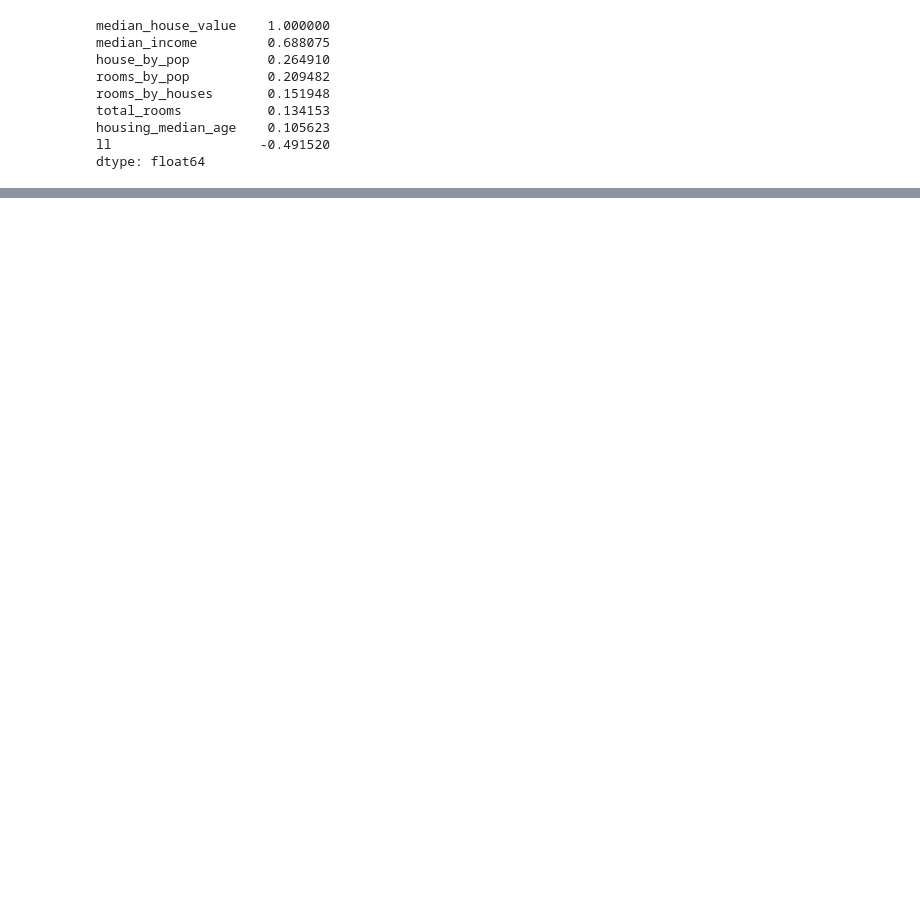
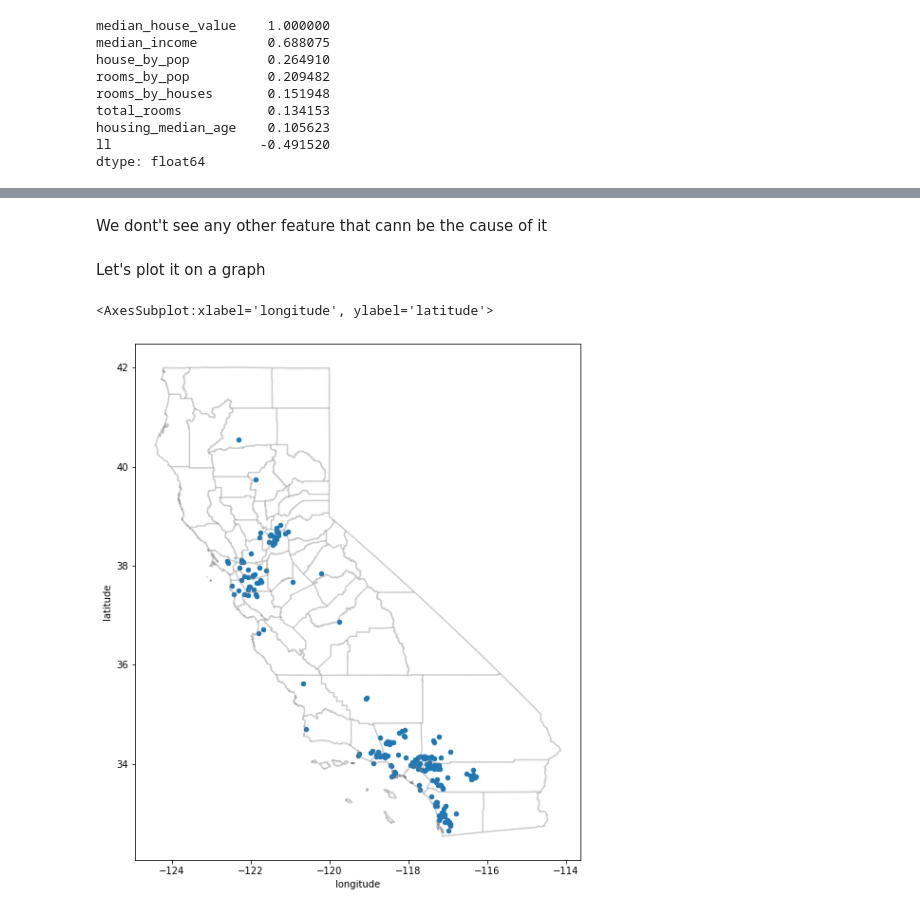
Before and after one commit to noakawa/Moveo_skills, a Jupyter notebook: data_exploration/data_exploration.ipynb, the cells around one changed output, grey strips where cells are left out. Cells and saved outputs as stored; diff of their text form; code cells hidden in the pictures; blank space fills up the shorter version.

```diff
--- a/data_exploration/data_exploration.ipynb
+++ b/data_exploration/data_exploration.ipynb
@@ -226,0 +376,5 @@ dtype: float64
+# %%
+max_threshold = {}
+for d in distributions:
+    max_threshold[d] = X_train[d].quantile(0.99)
+    print(d,max_threshold[d])
@@ -226,0 +410,11 @@ dtype: float64
+# %% [markdown]
+We dont't see any other feature that cann be the cause of it
+# %% [markdown]
+Let's plot it on a graph
+# %%
+fig,ax = plt.subplots(figsize=(10,10))
+street_map.plot(ax=ax, alpha = 0.4, color='grey')
+(df[df['total_rooms'] > max_threshold['total_rooms']]).plot(ax=ax, kind='scatter', x='longitude', y='latitude')
+# %% [output]
+<AxesSubplot:xlabel='longitude', ylabel='latitude'>
+[figure, added]
```
Also changed, not shown: parts of 58 cells of this notebook.
